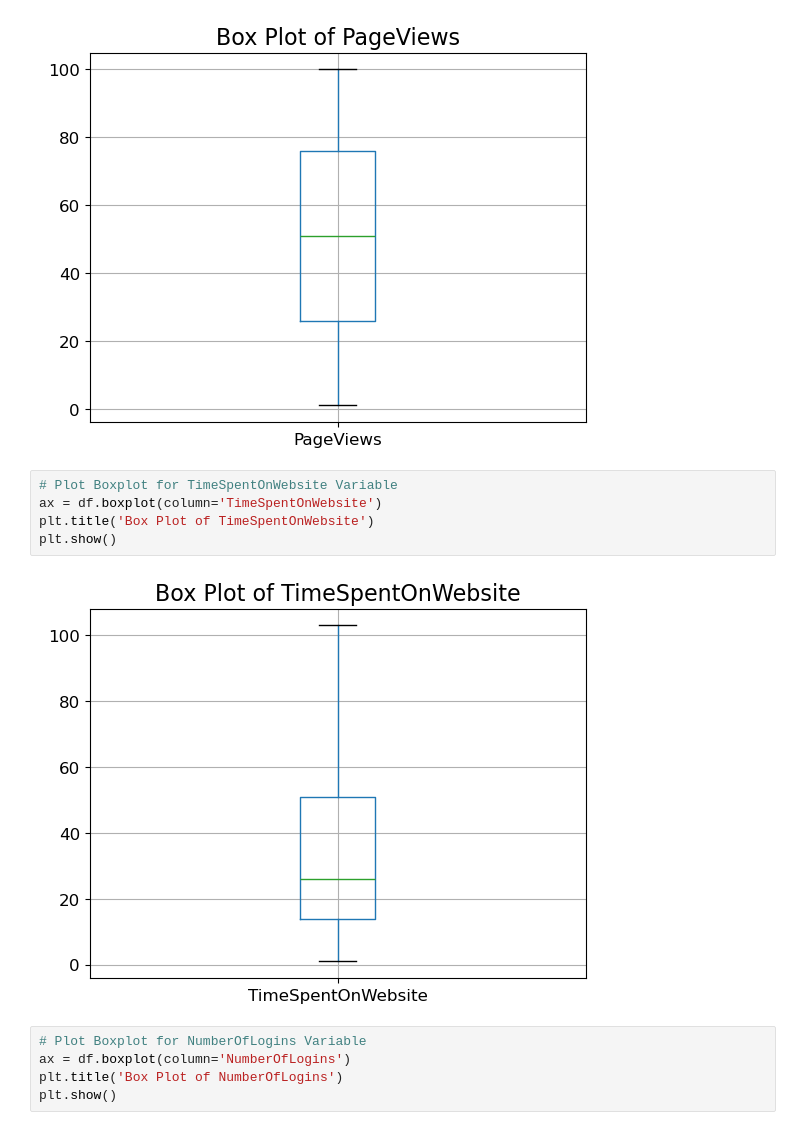
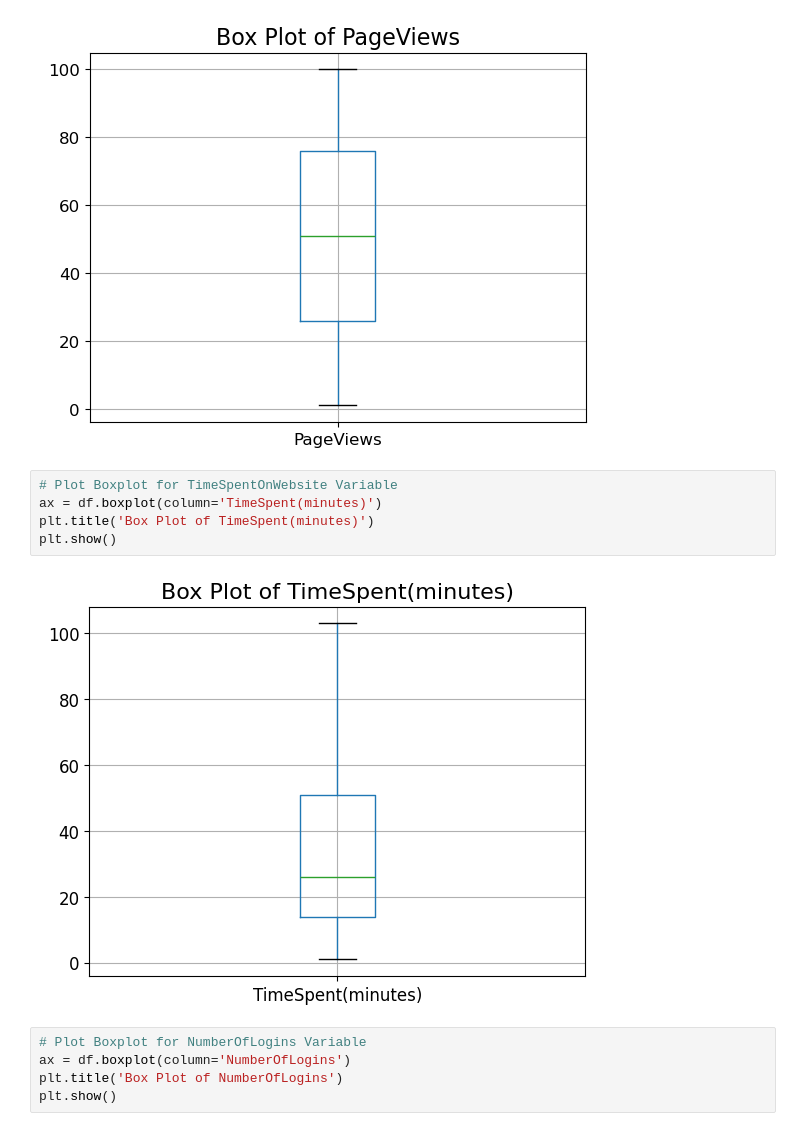
Before and after one commit to mongare70/customer-churn-prediction, a Jupyter notebook: reder-prediction/EDA/eda.ipynb, the cells around one changed output. Saved outputs shown, nothing was run; the diff lists cells and outputs as text.

```diff
--- a/reder-prediction/EDA/eda.ipynb
+++ b/reder-prediction/EDA/eda.ipynb
@@ -165,11 +179,11 @@ plt.show()
 [figure]
 # %%
 # Plot Boxplot for TimeSpentOnWebsite Variable
-ax = df.boxplot(column='TimeSpentOnWebsite')
-plt.title('Box Plot of TimeSpentOnWebsite')
+ax = df.boxplot(column='TimeSpent(minutes)')
+plt.title('Box Plot of TimeSpent(minutes)')
 plt.show()
 # %% [output]
-[figure, old version]
+[figure, new version]
 # %%
 # Plot Boxplot for NumberOfLogins Variable
 ax = df.boxplot(column='NumberOfLogins')
```
Also changed, not shown: parts of 35 cells of this notebook, 2 other files.
